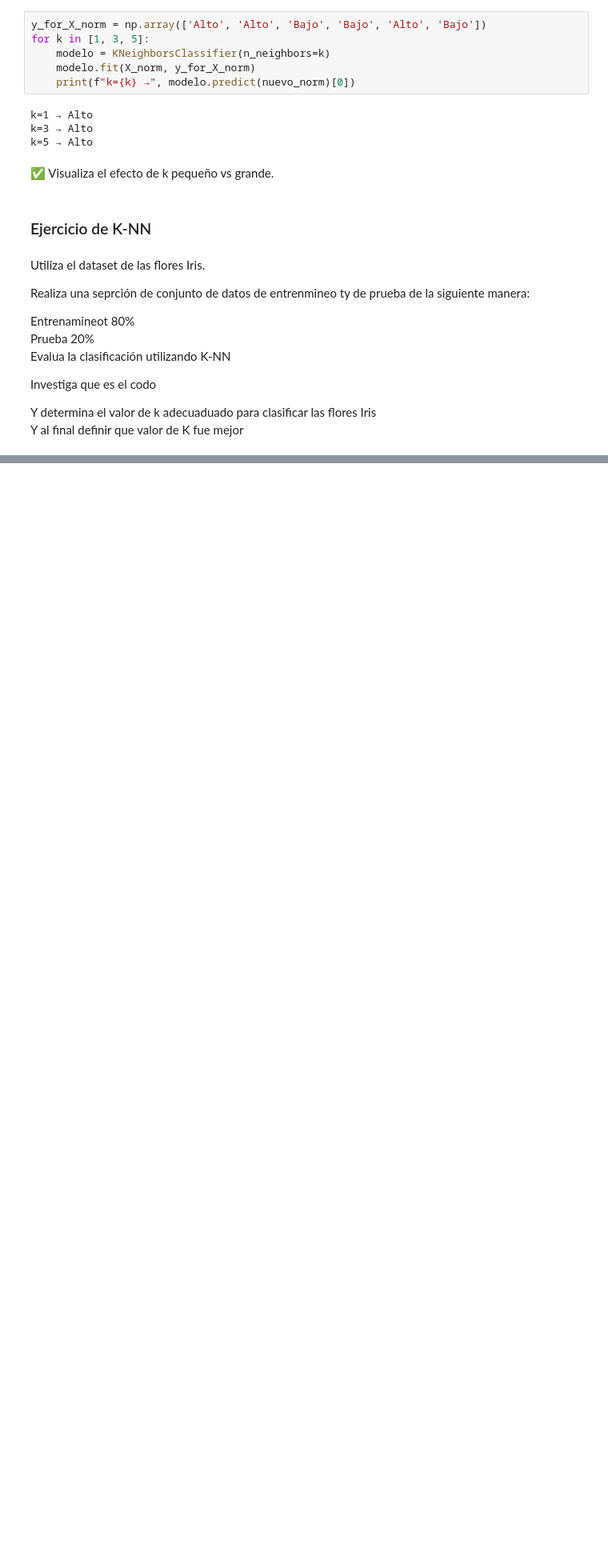
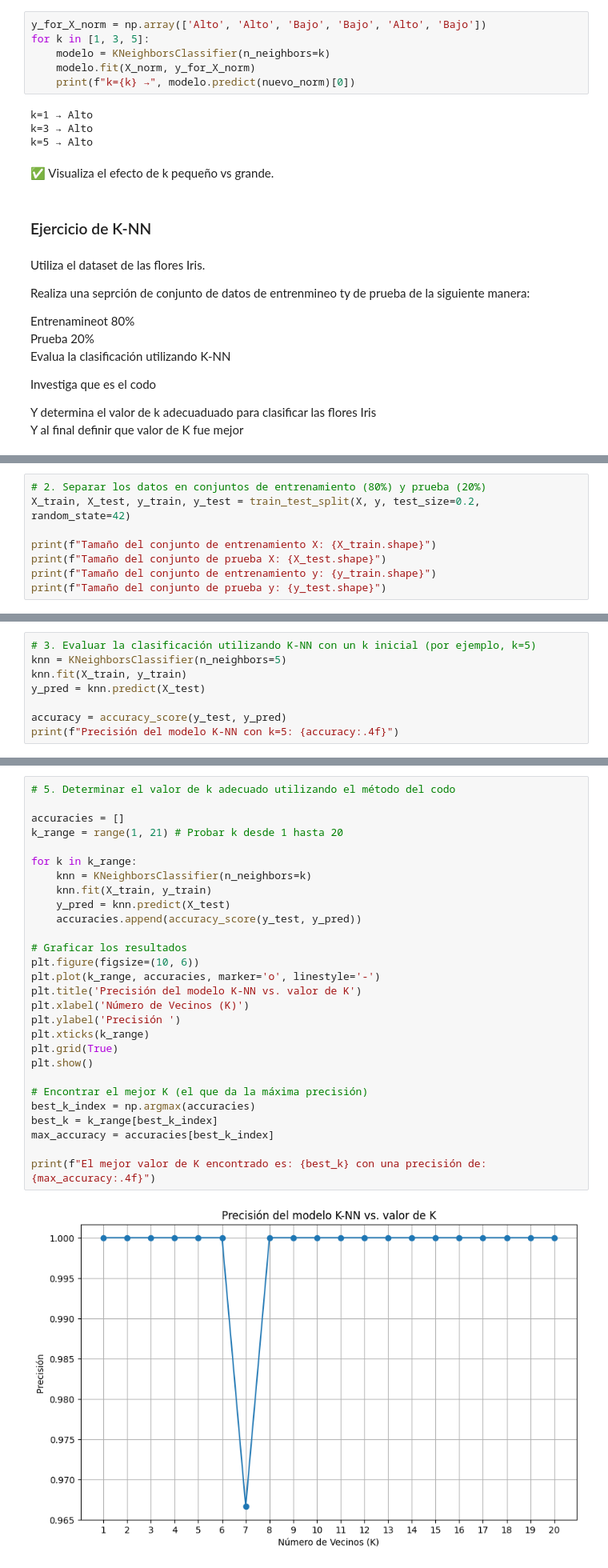
Before and after one commit to LuisAlonsoXP/Mineria_DE_Datos, a Jupyter notebook: mineria.ipynb, the cells around one changed output, grey strips where cells are left out. Shown at 80% size. Drawn from its saved outputs; the diff is of its cells as text; blank space fills up the shorter version.

```diff
--- a/mineria.ipynb
+++ b/mineria.ipynb
@@ -3459,0 +3497,8 @@ Y al final definir que valor de K fue mejor
+# %%
+# 2. Separar los datos en conjuntos de entrenamiento (80%) y prueba (20%)
+X_train, X_test, y_train, y_test = train_test_split(X, y, test_size=0.2, random_state=42)
+
+print(f"Tamaño del conjunto de entrenamiento X: {X_train.shape}")
+print(f"Tamaño del conjunto de prueba X: {X_test.shape}")
+print(f"Tamaño del conjunto de entrenamiento y: {y_train.shape}")
+print(f"Tamaño del conjunto de prueba y: {y_test.shape}")
@@ -3459,0 +3510,8 @@ Y al final definir que valor de K fue mejor
+# %%
+# 3. Evaluar la clasificación utilizando K-NN con un k inicial (por ejemplo, k=5)
+knn = KNeighborsClassifier(n_neighbors=5)
+knn.fit(X_train, y_train)
+y_pred = knn.predict(X_test)
+
+accuracy = accuracy_score(y_test, y_pred)
+print(f"Precisión del modelo K-NN con k=5: {accuracy:.4f}")
@@ -3459,0 +3520,30 @@ Y al final definir que valor de K fue mejor
+# %%
+# 5. Determinar el valor de k adecuado utilizando el método del codo
+
+accuracies = []
+k_range = range(1, 21) # Probar k desde 1 hasta 20
+
+for k in k_range:
+    knn = KNeighborsClassifier(n_neighbors=k)
+    knn.fit(X_train, y_train)
+    y_pred = knn.predict(X_test)
+    accuracies.append(accuracy_score(y_test, y_pred))
+
+# Graficar los resultados
+plt.figure(figsize=(10, 6))
+plt.plot(k_range, accuracies, marker='o', linestyle='-')
+plt.title('Precisión del modelo K-NN vs. valor de K')
+plt.xlabel('Número de Vecinos (K)')
+plt.ylabel('Precisión ')
+plt.xticks(k_range)
+plt.grid(True)
+plt.show()
+
+# Encontrar el mejor K (el que da la máxima precisión)
+best_k_index = np.argmax(accuracies)
+best_k = k_range[best_k_index]
+max_accuracy = accuracies[best_k_index]
+
+print(f"El mejor valor de K encontrado es: {best_k} con una precisión de: {max_accuracy:.4f}")
+# %% [output]
+[figure, added]
```
Also changed, not shown: parts of 7 cells of this notebook.
